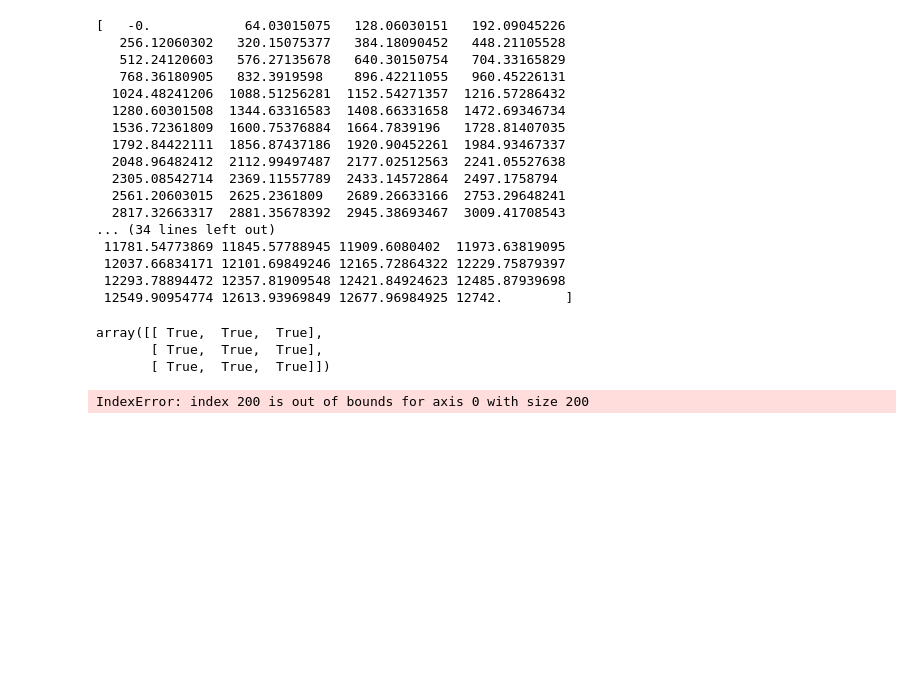
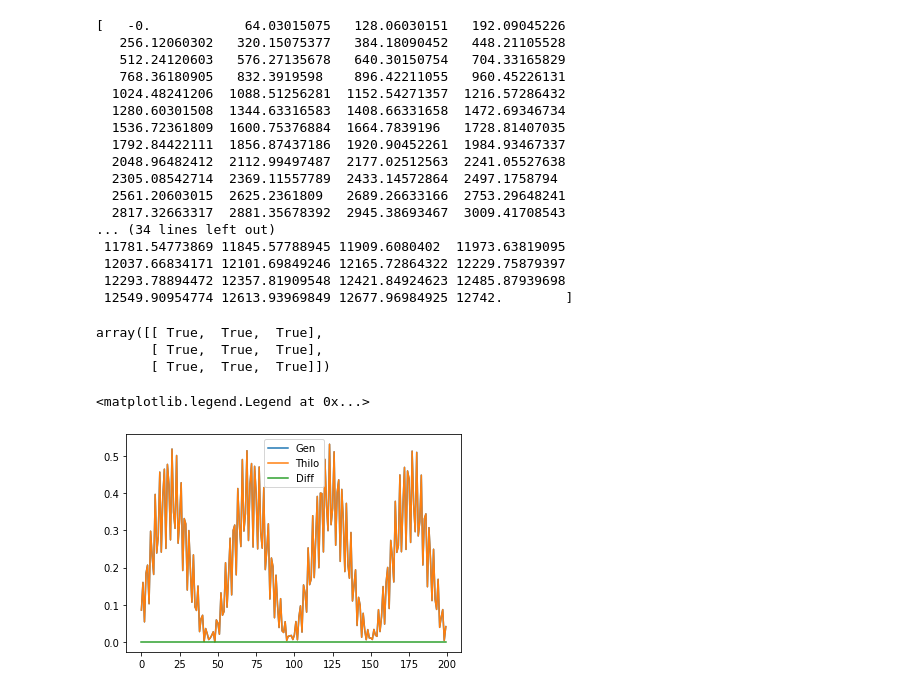
Before and after one commit to plm9/Neutrino_probabilities, a Jupyter notebook: Organized/package_tester.ipynb, the cells around one changed output. Saved outputs shown, nothing was run; the diff lists cells and outputs as text; code cells hidden in the pictures; blank space fills up the shorter version.

```diff
--- a/Organized/package_tester.ipynb
+++ b/Organized/package_tester.ipynb
@@ -363,18 +384,24 @@ def P_Nu(cosZenith, E):
 # %%
 tester=np.empty(N,dtype=float)
+tester1=np.empty(N,dtype=float)
 
 E=10**-1
 
 cz = np.linspace(-1, 0.0, N+1)
 
 for j in range(N):
     c = 0.5*(cz[j] + cz[j+1])
-    tester[j]=P_Nu(c,E)
+    tester1[j]=P_antiNu(c,E)
+    tester[j]=pf.Prob_a_to_b_Gen_MSW("e","mu",c, E,type="anti")
 
 
-plt.plot(tester)
+plt.plot(tester,label="Gen")
+plt.plot(tester1,label="Thilo")
+plt.plot(tester- tester1,label="Diff")
+plt.legend()
 # %% [output]
-IndexError: index 200 is out of bounds for axis 0 with size 200
+<matplotlib.legend.Legend at 0x...>
+[figure, added]
 # %%
 N = 200
 En  = np.logspace(-1, 2, N+1)
```
Also changed, not shown: parts of 5 cells of this notebook, 13 other files.
